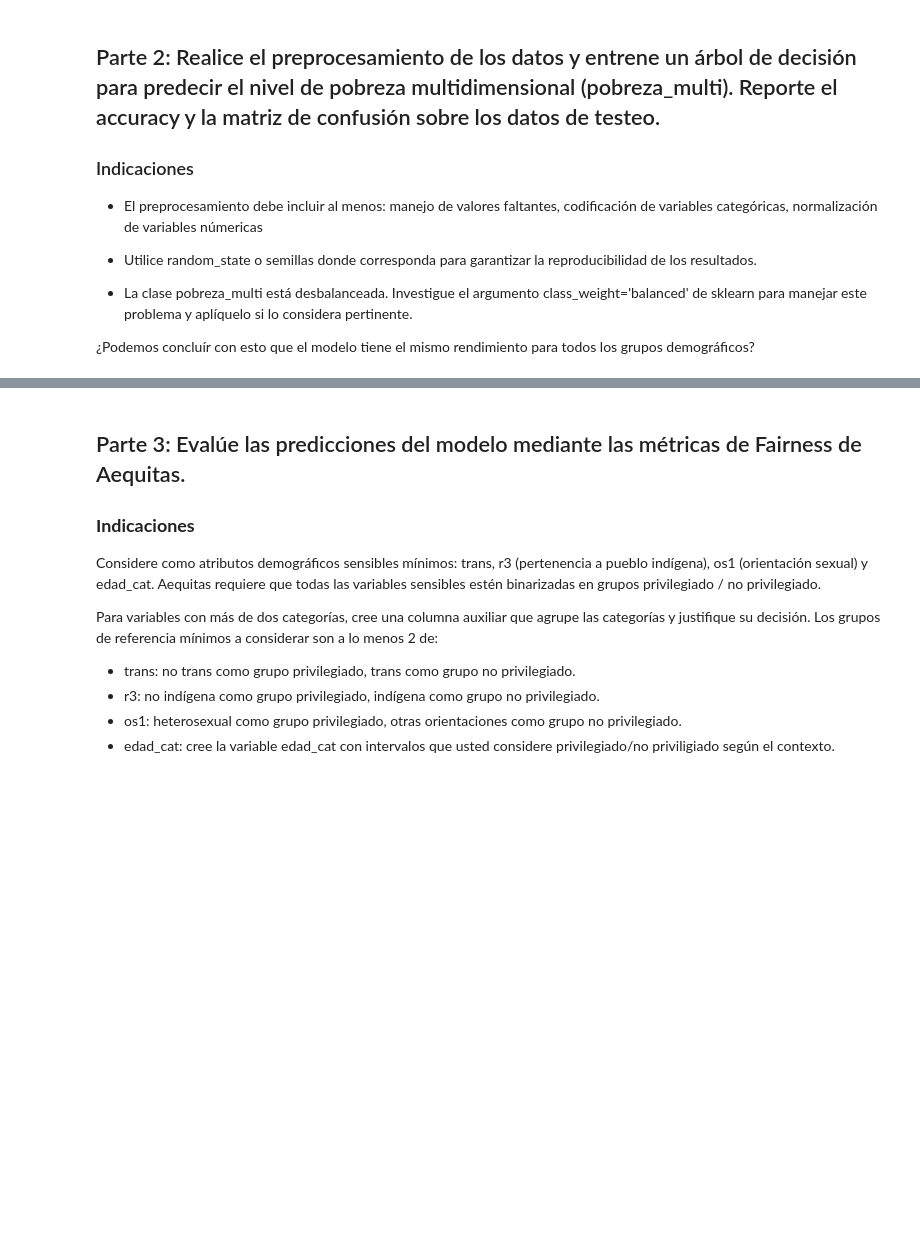
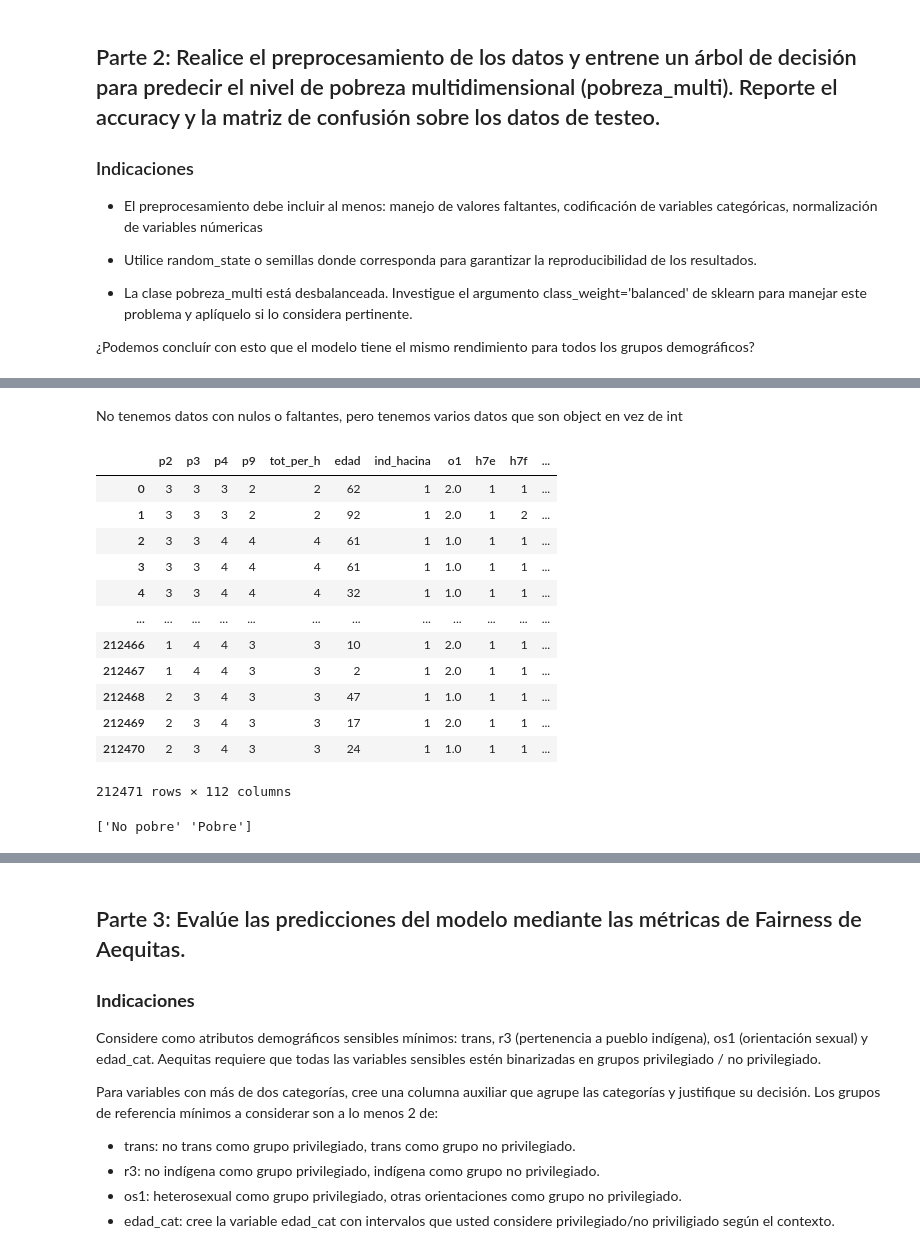
Before and after one commit to wbguc/taller-2, a Jupyter notebook: Taller_sumativo_2.ipynb, the cells around one changed output, grey strips where cells are left out. Saved outputs shown, nothing was run; the diff lists cells and outputs as text; code cells hidden in the pictures; blank space fills up the shorter version.

```diff
--- a/Taller_sumativo_2.ipynb
+++ b/Taller_sumativo_2.ipynb
@@ -61,0 +118,31 @@ warnings.filterwarnings("ignore")
+# %% [markdown]
+No tenemos datos con nulos o faltantes, pero tenemos varios datos que son object en vez de int
+# %%
+# Variables predictoras (atributos)
+x = df.drop(columns= ["pobreza_multi"])
+# Variable objetivo (etiqueta)
+y = df["pobreza_multi"]
+
+columnas_str = ['area', 'p1', 'sexo', 'e1', 'e9depen', 'o19', 'o31', 's13', 'r1a', 'r3', 'v1', 'v2', 'v4', 'v6', 'v13', 'v20', 'v22', 'v24', 'os1', 'trans']
+
+# Esto crea las variables dummy para toda columna con object en vez de string
+df_con_dummies = pd.get_dummies(x, columns=columnas_str)
+df_con_dummies
+# %% [output]
+|  | p2 | p3 | p4 | p9 | tot_per_h | edad | ind_hacina | o1 | h7e | h7f | ... |
+| 0 | 3 | 3 | 3 | 2 | 2 | 62 | 1 | 2.0 | 1 | 1 | ... |
+| 1 | 3 | 3 | 3 | 2 | 2 | 92 | 1 | 2.0 | 1 | 2 | ... |
+| 2 | 3 | 3 | 4 | 4 | 4 | 61 | 1 | 1.0 | 1 | 1 | ... |
+| 3 | 3 | 3 | 4 | 4 | 4 | 61 | 1 | 1.0 | 1 | 1 | ... |
+| 4 | 3 | 3 | 4 | 4 | 4 | 32 | 1 | 1.0 | 1 | 1 | ... |
+| ... | ... | ... | ... | ... | ... | ... | ... | ... | ... | ... | ... |
+| 212466 | 1 | 4 | 4 | 3 | 3 | 10 | 1 | 2.0 | 1 | 1 | ... |
+| 212467 | 1 | 4 | 4 | 3 | 3 | 2 | 1 | 2.0 | 1 | 1 | ... |
+| 212468 | 2 | 3 | 4 | 3 | 3 | 47 | 1 | 1.0 | 1 | 1 | ... |
+| 212469 | 2 | 3 | 4 | 3 | 3 | 17 | 1 | 2.0 | 1 | 1 | ... |
+| 212470 | 2 | 3 | 4 | 3 | 3 | 24 | 1 | 1.0 | 1 | 1 | ... |
+212471 rows × 112 columns
+# %%
+print (y.unique())
+# %% [output]
+['No pobre' 'Pobre']
```
Also changed, not shown: parts of 10 cells of this notebook.
